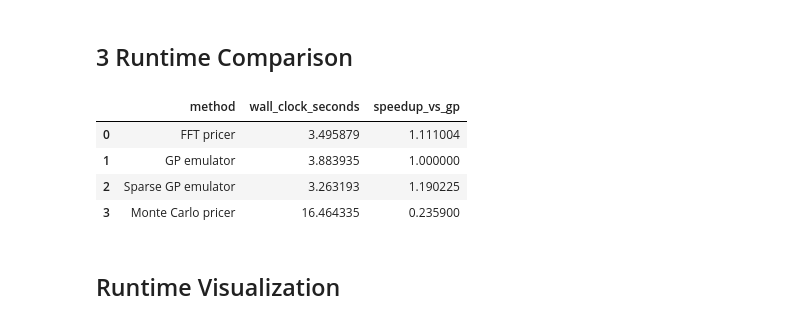
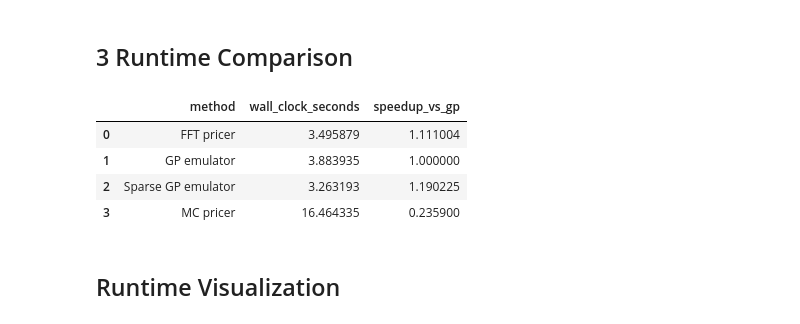
Before and after one commit to chloezh0/HestonGP, a Jupyter notebook: compare_calibrations_4.ipynb, the cells around one changed output. Saved outputs shown, nothing was run; the diff lists cells and outputs as text; code cells hidden in the pictures.

```diff
--- a/compare_calibrations_4.ipynb
+++ b/compare_calibrations_4.ipynb
@@ -249,25 +249,25 @@ The Monte Carlo calibration has the lowest RMSE (0.0943), ahead of the next-best
 # %%
 # Speedup is each method's time relative to the GP time. Values above 1 mean faster than GP.
 fft_time = float(fft_summary["wall_clock_seconds"])
 gp_time = float(gp_summary["wall_clock_seconds"])
 sparse_gp_time = float(sparse_gp_summary["wall_clock_seconds"])
 mc_time = float(mc_summary["wall_clock_seconds"])
 
 time_table = pd.DataFrame([
     {"method": "FFT pricer", "wall_clock_seconds": fft_time, "speedup_vs_gp": gp_time / fft_time},
     {"method": "GP emulator", "wall_clock_seconds": gp_time, "speedup_vs_gp": 1.0},
     {"method": "Sparse GP emulator", "wall_clock_seconds": sparse_gp_time, "speedup_vs_gp": gp_time / sparse_gp_time},
-    {"method": "Monte Carlo pricer", "wall_clock_seconds": mc_time, "speedup_vs_gp": gp_time / mc_time},
+    {"method": "MC pricer", "wall_clock_seconds": mc_time, "speedup_vs_gp": gp_time / mc_time},
 ])
 
 time_table.to_csv(OUTPUT_DIR / "time_comparison.csv", index=False)
 time_table
 # %% [output]
 |  | method | wall_clock_seconds | speedup_vs_gp |
 | 0 | FFT pricer | 3.495879 | 1.111004 |
 | 1 | GP emulator | 3.883935 | 1.000000 |
 | 2 | Sparse GP emulator | 3.263193 | 1.190225 |
-| 3 | Monte Carlo pricer | 16.464335 | 0.235900 |
+| 3 | MC pricer | 16.464335 | 0.235900 |
 # %% [markdown]
 ## Runtime Visualization
 # %%
```
Also changed, not shown: parts of 6 cells of this notebook, 9 other files.
